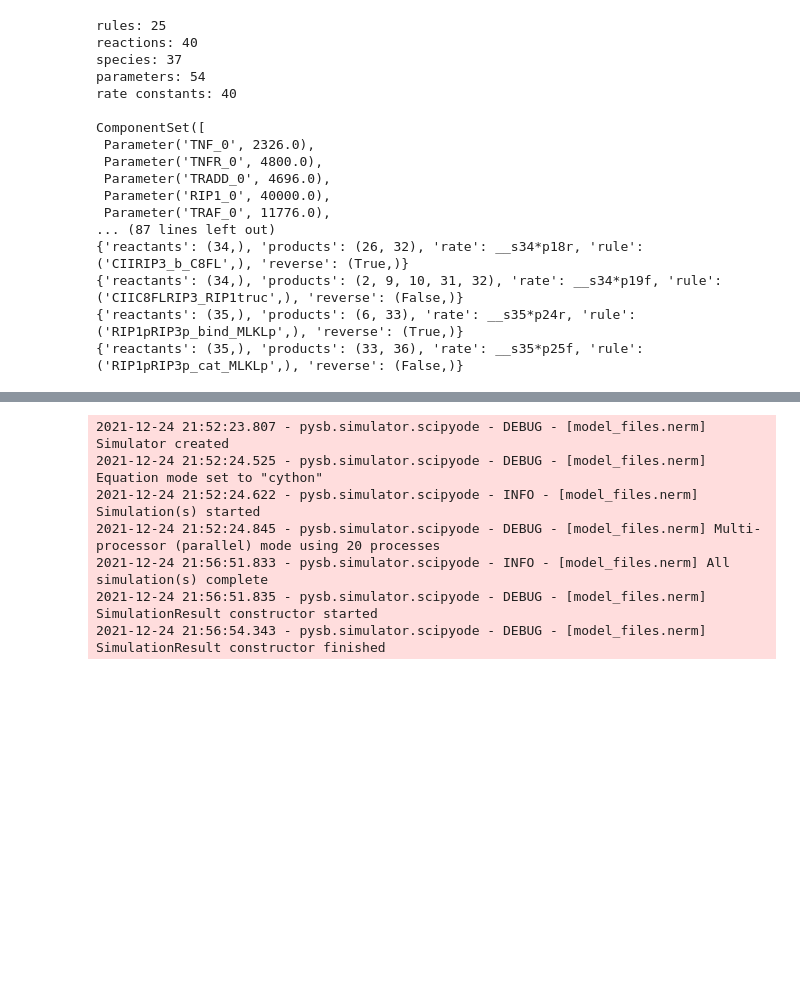
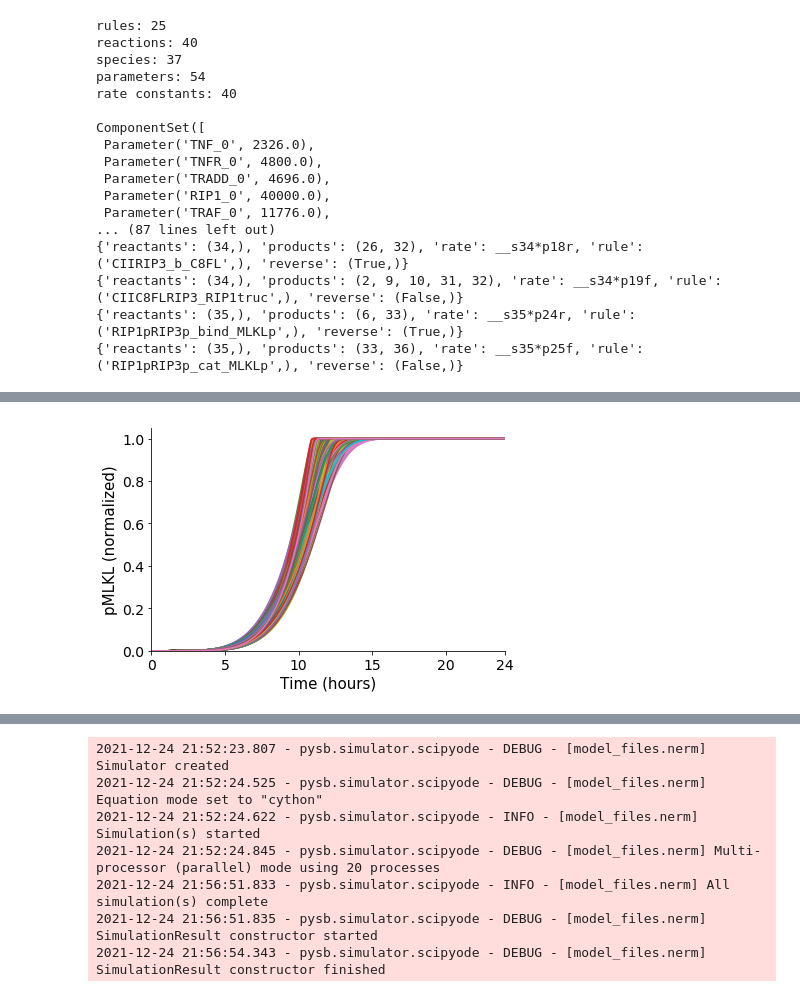
Before and after one commit to LoLab-MSM/NERM, a Jupyter notebook: model_analysis/fig2_allmode_dynamics.ipynb, the cells around one changed output, grey strips where cells are left out. Saved outputs shown, nothing was run; the diff lists cells and outputs as text; code cells hidden in the pictures; blank space fills up the shorter version.

Commit message:
adding in mode 4 extra 667 pars from original unique pars

```diff
--- a/model_analysis/fig2_allmode_dynamics.ipynb
+++ b/model_analysis/fig2_allmode_dynamics.ipynb
@@ -51,0 +69,2 @@ mode4_100 = np.load('../param_files/necro_pars10k_cluster4_5720_mod.npy')
+# %%
+extrapars = np.load('../param_files/most_likely_par_10k_necropydream_may72020_667extra.npy')
@@ -53,0 +123,12 @@ tspan = np.linspace(0, 1440, 500)
+# %%
+n_pars = len(extrapars)
+all_pars = np.zeros((n_pars, len(model.parameters)))
+
+rate_params = model.parameters_rules()
+param_values = np.array([p.value for p in model.parameters])
+rate_mask = np.array([p in rate_params for p in model.parameters])
+
+for i in range(n_pars):
+    par = extrapars[i]
+    param_values[rate_mask] = 10**par
+    all_pars[i] = param_values
@@ -53,0 +149,2 @@ tspan = np.linspace(0, 1440, 500)
+# %%
+m = model.components
@@ -53,0 +163,27 @@ tspan = np.linspace(0, 1440, 500)
+# %%
+fig, ax = plt.subplots()
+for n in range(len(all_pars)):
+    plt.plot(tspan/60, epdf100wt100.loc[n]['MLKLa_obs'].iloc[:]/5544, lw=1.5,
+             zorder = 1)
+# colormap = plt.cm.Reds #nipy_spectral, Set1,Paired
+# colors = [colormap(i) for i in np.linspace(0, 1,len(ax.lines))]
+# for i,j in enumerate(ax.lines):
+#     j.set_color(colors[i])
+# ax1.legend(loc=2)
+plt.xlabel("Time (hours)", fontsize=15)
+plt.ylabel("pMLKL (normalized)", fontsize=15)
+plt.xlim(xmin = 0, xmax = 16)
+plt.ylim(ymin = 0)
+plt.xticks(fontsize=14)
+plt.yticks(fontsize=14)
+right_side = ax.spines["right"]
+right_side.set_visible(False)
+top = ax.spines["top"]
+top.set_visible(False)
+ax.set_xticks([0, 5, 10, 15, 20, 24])
+ax.grid(False)
+plt.tight_layout()
+# plt.savefig('pmlkl_allpars_clus0_tnf100_noframe.pdf')
+plt.show()
+# %% [output]
+[figure, added]
```
Also changed, not shown: parts of 24 cells of this notebook, 14 other files.
